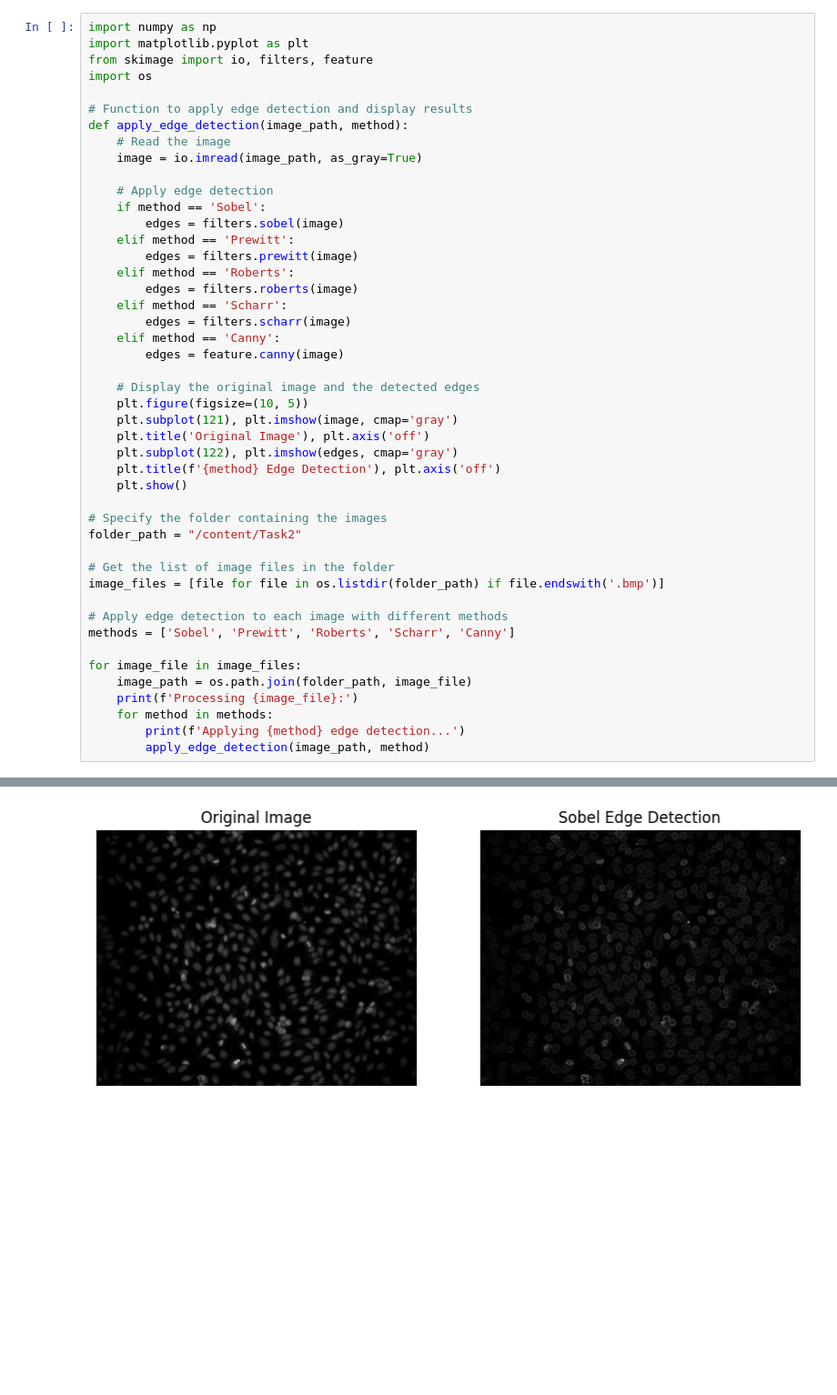
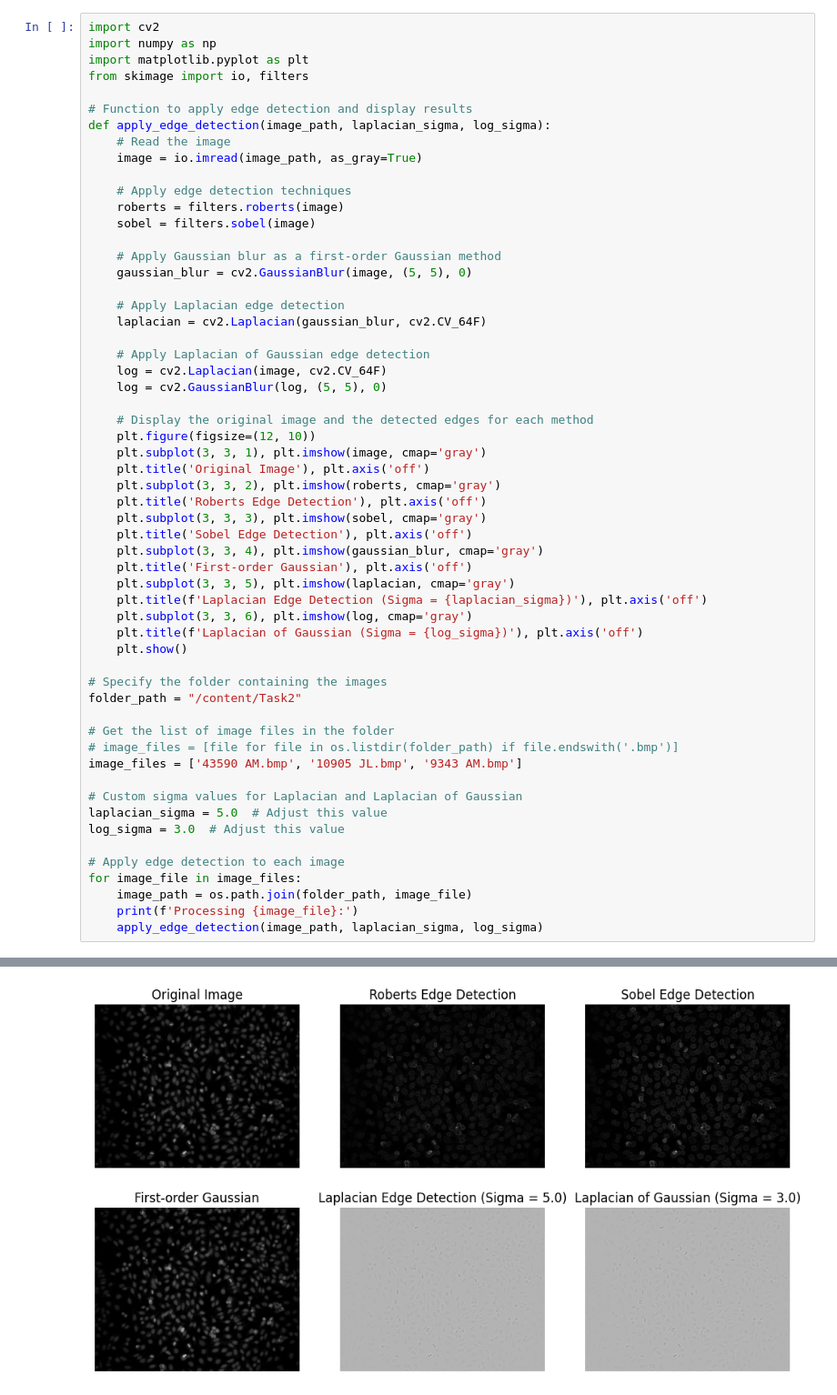
Before and after one commit to isha-ingersol/ComputerVisionAndImaging, a Jupyter notebook: CVITask2.ipynb, the cells around one changed output, grey strips where cells are left out. Shown at 91% size. Cells and saved outputs as stored; diff of their text form; blank space fills up the shorter version.

Commit message:
Modified it accurately for Laplacian and Laplacian of Gaussian

```diff
--- a/CVITask2.ipynb
+++ b/CVITask2.ipynb
@@ -1,50 +1,61 @@
 # %% [markdown]
 <a href="https://colab.research.google.com/github/isha-ingersol/ComputerVisionAndImaging/blob/main/CVITask2.ipynb" target="_parent"><img src="https://colab.research.google.com/assets/colab-badge.svg" alt="Open In Colab"/></a>
 # %%
+import cv2
 import numpy as np
 import matplotlib.pyplot as plt
-from skimage import io, filters, feature
-import os
+from skimage import io, filters
 
 # Function to apply edge detection and display results
-def apply_edge_detection(image_path, method):
+def apply_edge_detection(image_path, laplacian_sigma, log_sigma):
     # Read the image
     image = io.imread(image_path, as_gray=True)
 
-    # Apply edge detection
-    if method == 'Sobel':
-        edges = filters.sobel(image)
-    elif method == 'Prewitt':
-        edges = filters.prewitt(image)
-    elif method == 'Roberts':
-        edges = filters.roberts(image)
-    elif method == 'Scharr':
-        edges = filters.scharr(image)
-    elif method == 'Canny':
-        edges = feature.canny(image)
+    # Apply edge detection techniques
+    roberts = filters.roberts(image)
+    sobel = filters.sobel(image)
 
-    # Display the original image and the detected edges
-    plt.figure(figsize=(10, 5))
-    plt.subplot(121), plt.imshow(image, cmap='gray')
+    # Apply Gaussian blur as a first-order Gaussian method
+    gaussian_blur = cv2.GaussianBlur(image, (5, 5), 0)
+
+    # Apply Laplacian edge detection
+    laplacian = cv2.Laplacian(gaussian_blur, cv2.CV_64F)
+
+    # Apply Laplacian of Gaussian edge detection
+    log = cv2.Laplacian(image, cv2.CV_64F)
+    log = cv2.GaussianBlur(log, (5, 5), 0)
+
+    # Display the original image and the detected edges for each method
+    plt.figure(figsize=(12, 10))
+    plt.subplot(3, 3, 1), plt.imshow(image, cmap='gray')
     plt.title('Original Image'), plt.axis('off')
-    plt.subplot(122), plt.imshow(edges, cmap='gray')
-    plt.title(f'{method} Edge Detection'), plt.axis('off')
+    plt.subplot(3, 3, 2), plt.imshow(roberts, cmap='gray')
+    plt.title('Roberts Edge Detection'), plt.axis('off')
+    plt.subplot(3, 3, 3), plt.imshow(sobel, cmap='gray')
+    plt.title('Sobel Edge Detection'), plt.axis('off')
+    plt.subplot(3, 3, 4), plt.imshow(gaussian_blur, cmap='gray')
+    plt.title('First-order Gaussian'), plt.axis('off')
+    plt.subplot(3, 3, 5), plt.imshow(laplacian, cmap='gray')
+    plt.title(f'Laplacian Edge Detection (Sigma = {laplacian_sigma})'), plt.axis('off')
+    plt.subplot(3, 3, 6), plt.imshow(log, cmap='gray')
+    plt.title(f'Laplacian of Gaussian (Sigma = {log_sigma})'), plt.axis('off')
     plt.show()
 
 # Specify the folder containing the images
 folder_path = "/content/Task2"
 
 # Get the list of image files in the folder
-image_files = [file for file in os.listdir(folder_path) if file.endswith('.bmp')]
+# image_files = [file for file in os.listdir(folder_path) if file.endswith('.bmp')]
+image_files = ['43590 AM.bmp', '10905 JL.bmp', '9343 AM.bmp']
 
-# Apply edge detection to each image with different methods
-methods = ['Sobel', 'Prewitt', 'Roberts', 'Scharr', 'Canny']
+# Custom sigma values for Laplacian and Laplacian of Gaussian
+laplacian_sigma = 5.0  # Adjust this value
+log_sigma = 3.0  # Adjust this value
 
+# Apply edge detection to each image
 for image_file in image_files:
     image_path = os.path.join(folder_path, image_file)
     print(f'Processing {image_file}:')
-    for method in methods:
-        print(f'Applying {method} edge detection...')
-        apply_edge_detection(image_path, method)
+    apply_edge_detection(image_path, laplacian_sigma, log_sigma)
 # %% [output]
 Processing 43590 AM.bmp:
@@ -52 +62 @@ Applying Sobel edge detection...
-[figure, old version]
+[figure, new version]
```
Also changed, not shown: parts of 3 cells of this notebook.
